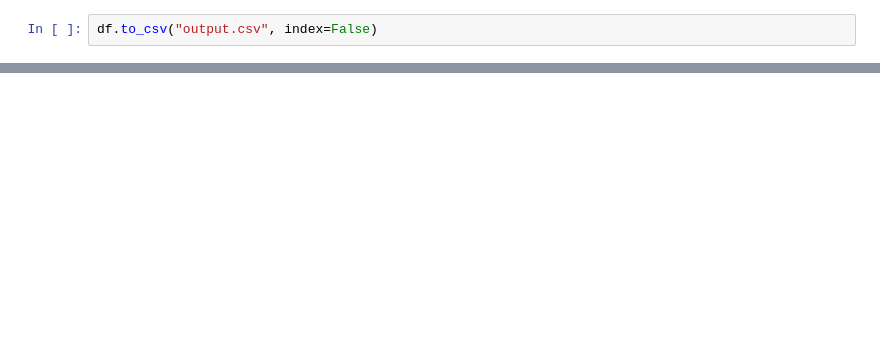
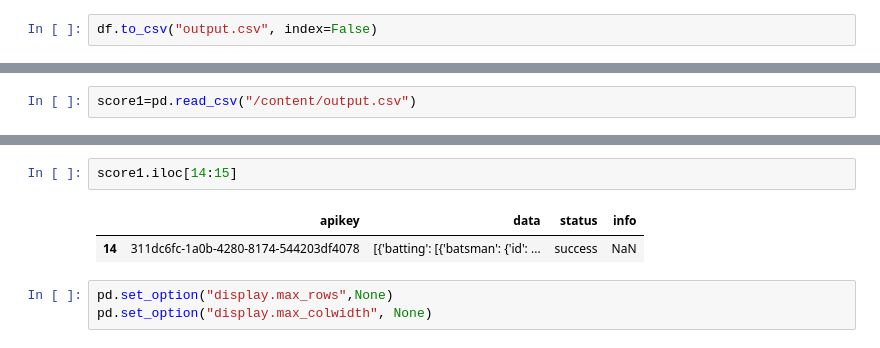
Before and after one commit to harivign/json-to-table-creation-using-python-, a Jupyter notebook: Convert_JSON_file_to_Table_Creation_using_python.ipynb, the cells around one changed output, grey strips where cells are left out. Cells and saved outputs as stored; diff of their text form; blank space fills up the shorter version.

```diff
--- a/Convert_JSON_file_to_Table_Creation_using_python.ipynb
+++ b/Convert_JSON_file_to_Table_Creation_using_python.ipynb
@@ -94,2 +96,4 @@ print(df)
 
 [1 rows x 27 columns]
+# %%
+score1=pd.read_csv("/content/output.csv")
@@ -95,0 +120,8 @@ print(df)
+# %%
+score1.iloc[14:15]
+# %% [output]
+|  | apikey | data | status | info |
+| 14 | 311dc6fc-1a0b-4280-8174-544203df4078 | [{'batting': [{'batsman': {'id': ... | success | NaN |
+# %%
+pd.set_option("display.max_rows",None)
+pd.set_option("display.max_colwidth", None)
```
Also changed, not shown: parts of 7 cells of this notebook.
